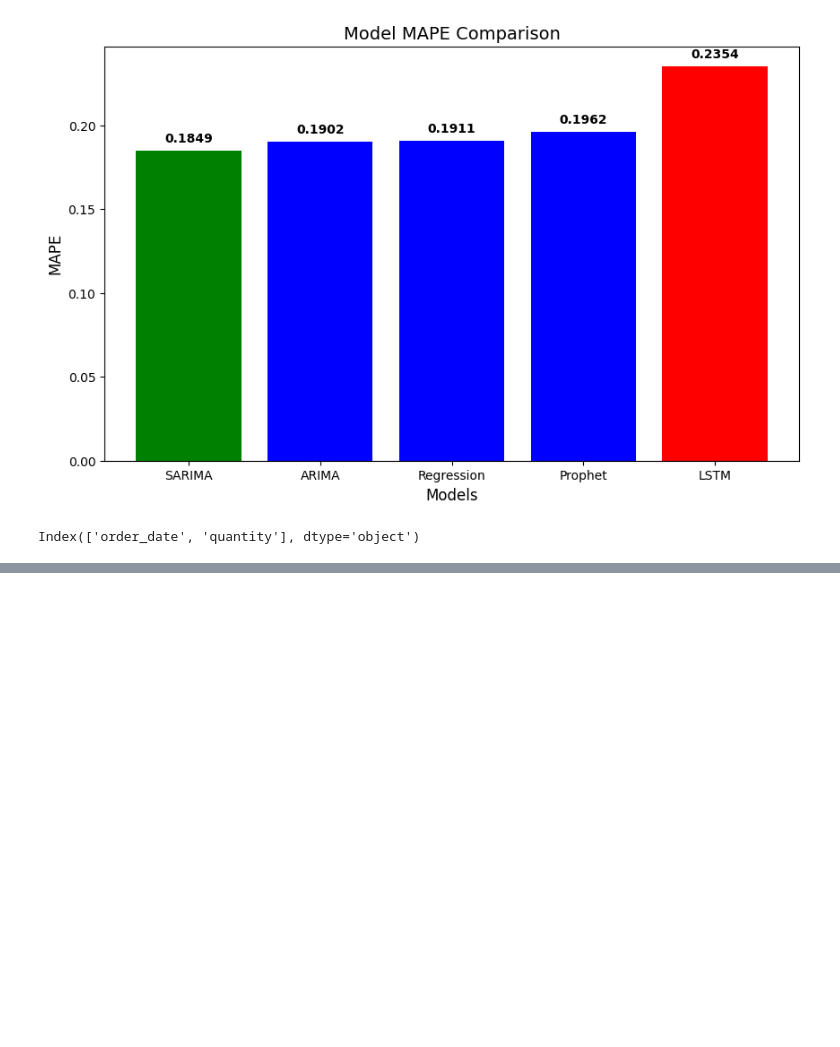
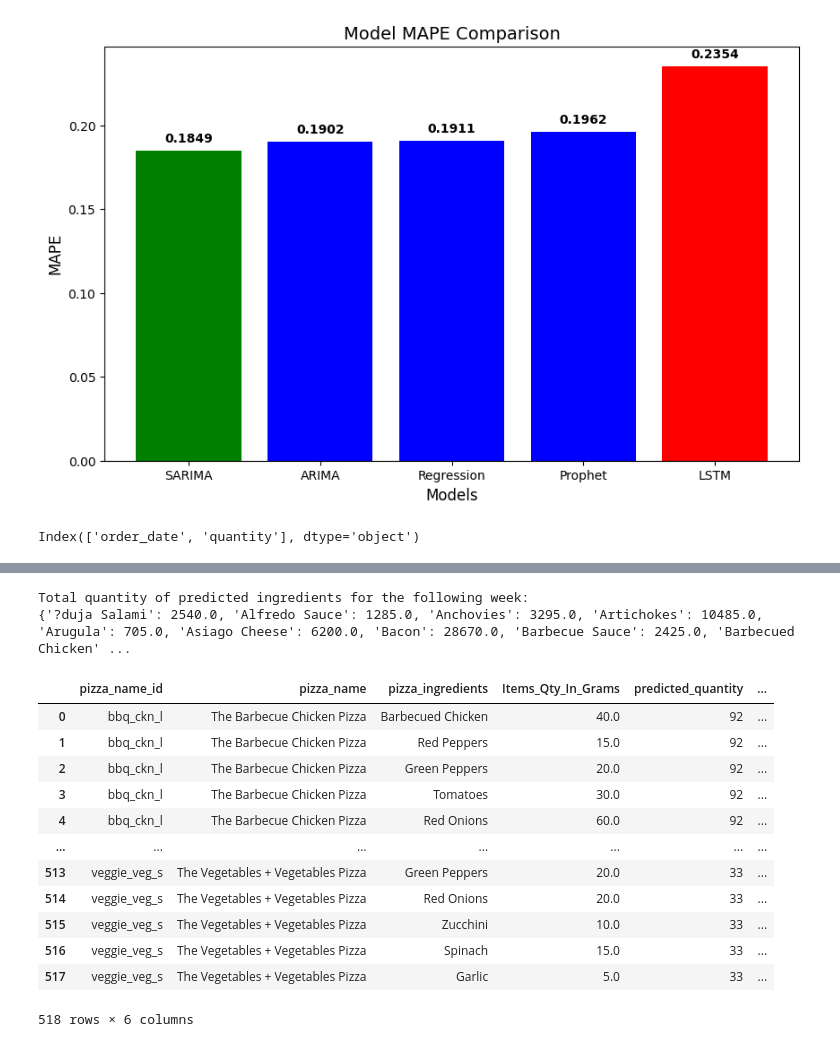
Before and after one commit to Gautam1773/Dominos---Predictive-Purchase-Order-System, a Jupyter notebook: Dominos_predictive.ipynb, the cells around one changed output, grey strips where cells are left out. Saved outputs shown, nothing was run; the diff lists cells and outputs as text; code cells hidden in the pictures; blank space fills up the shorter version.

```diff
--- a/Dominos_predictive.ipynb
+++ b/Dominos_predictive.ipynb
@@ -1006,0 +1073,32 @@ TypeError: dump() missing required argument 'file' (pos 2)
+# %%
+Ingredients_dataset = pd.read_csv("Ingredient_data.csv")
+# Displaying the total quantity of predicted ingredients
+
+# Displaying the total quantity of predicted ingredients
+
+# Copy ingredients, map predicted sales, and calculateing the total ingredient quantity
+ingredients_predicted = Ingredients_dataset.copy()
+ingredients_predicted['predicted_quantity'] = ingredients_predicted['pizza_name_id'].map(next_week_pizza_sales_forecasts_arima)
+ingredients_predicted['total_ingredient_qty'] = ingredients_predicted['Items_Qty_In_Grams'] * ingredients_predicted['predicted_quantity']
+
+# Sum of the quantities for each ingredient
+ingredient_totals = ingredients_predicted.groupby('pizza_ingredients')['total_ingredient_qty'].sum().to_dict()
+print("Total quantity of predicted ingredients for the following week:")
+print(ingredient_totals)
+ingredients_predicted
+# %% [output]
+Total quantity of predicted ingredients for the following week:
+{'?duja Salami': 2540.0, 'Alfredo Sauce': 1285.0, 'Anchovies': 3295.0, 'Artichokes': 10485.0, 'Arugula': 705.0, 'Asiago Cheese': 6200.0, 'Bacon': 28670.0, 'Barbecue Sauce': 2425.0, 'Barbecued Chicken' ...
+|  | pizza_name_id | pizza_name | pizza_ingredients | Items_Qty_In_Grams | predicted_quantity | ... |
+| 0 | bbq_ckn_l | The Barbecue Chicken Pizza | Barbecued Chicken | 40.0 | 92 | ... |
+| 1 | bbq_ckn_l | The Barbecue Chicken Pizza | Red Peppers | 15.0 | 92 | ... |
+| 2 | bbq_ckn_l | The Barbecue Chicken Pizza | Green Peppers | 20.0 | 92 | ... |
+| 3 | bbq_ckn_l | The Barbecue Chicken Pizza | Tomatoes | 30.0 | 92 | ... |
+| 4 | bbq_ckn_l | The Barbecue Chicken Pizza | Red Onions | 60.0 | 92 | ... |
+| ... | ... | ... | ... | ... | ... | ... |
+| 513 | veggie_veg_s | The Vegetables + Vegetables Pizza | Green Peppers | 20.0 | 33 | ... |
+| 514 | veggie_veg_s | The Vegetables + Vegetables Pizza | Red Onions | 20.0 | 33 | ... |
+| 515 | veggie_veg_s | The Vegetables + Vegetables Pizza | Zucchini | 10.0 | 33 | ... |
+| 516 | veggie_veg_s | The Vegetables + Vegetables Pizza | Spinach | 15.0 | 33 | ... |
+| 517 | veggie_veg_s | The Vegetables + Vegetables Pizza | Garlic | 5.0 | 33 | ... |
+518 rows × 6 columns
```
Also changed, not shown: parts of 14 cells of this notebook.
